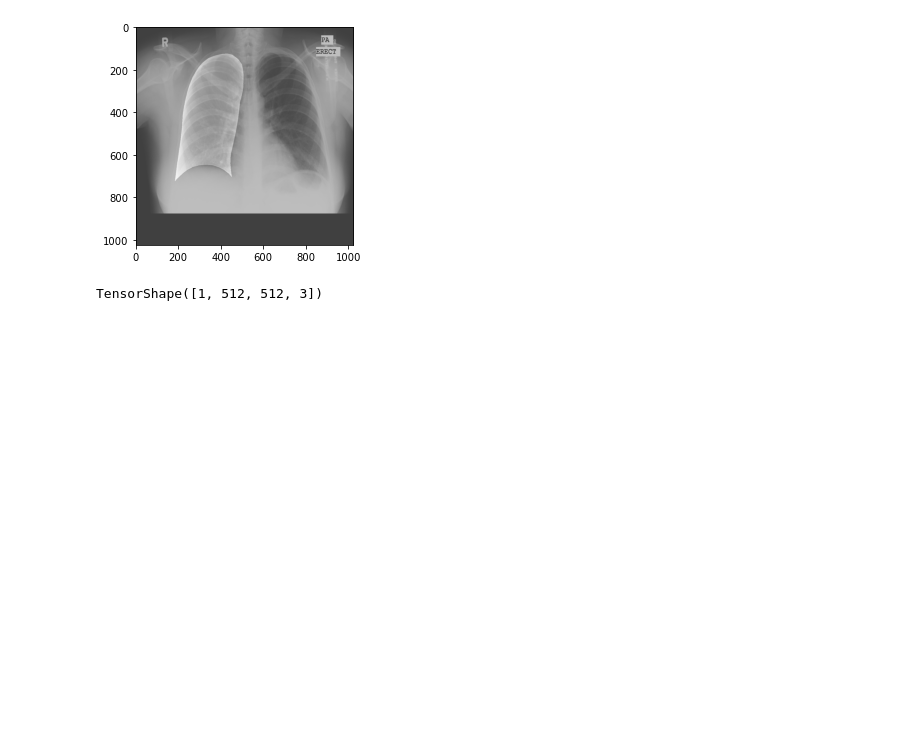
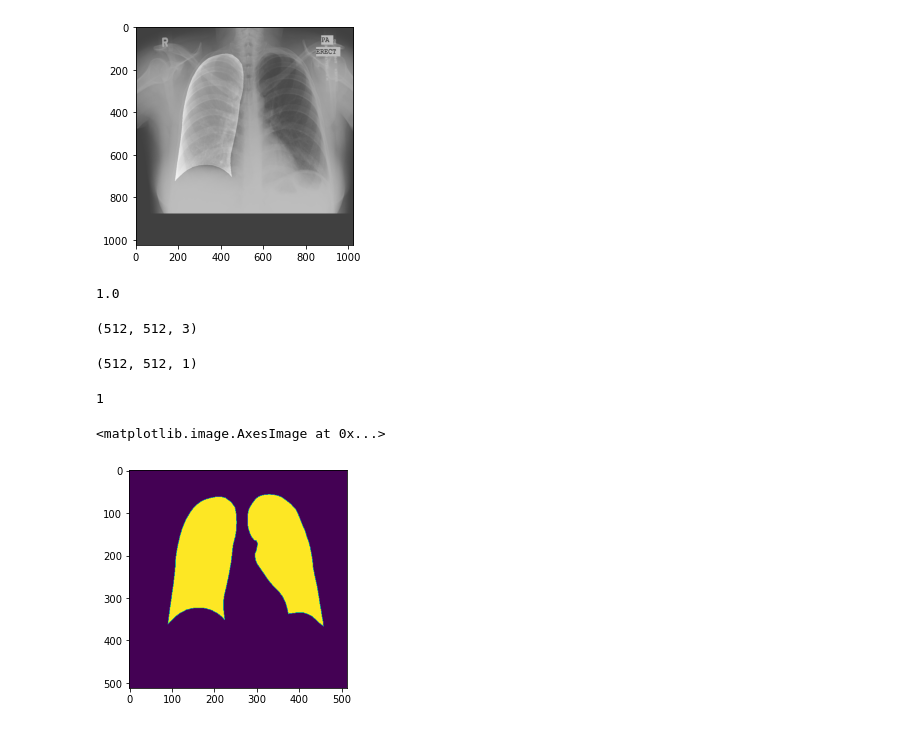
Before and after one commit to iteam1/Lung-segmentation-Unet, a Jupyter notebook: notebook.ipynb, the cells around one changed output. Cells and saved outputs as stored; diff of their text form; code cells hidden in the pictures; blank space fills up the shorter version.

```diff
--- a/Unet.ipynb
+++ b/notebook.ipynb
@@ -143,9 +147,11 @@ def read_image(path,target_size = (512,512)):
     return image_tensor
 # %%
 tensor = read_image('NLM-MontgomeryCXRSet\MontgomerySet\CXR_png\MCUCXR_0005_0.png')
+print(tensor.max())
 tensor.shape
 # %% [output]
-TensorShape([1, 512, 512, 3])
+1.0
+(512, 512, 3)
 # %%
 def read_mask(path1,path2):
     '''
@@ -154,9 +160,27 @@ def read_mask(path1,path2):
     path2 --- right image path
     target_size --- resize the image into this size
     '''
-    x1 = tf.keras.preprocessing.image.load_img(path,target_size = (512,512))
-    x2 = tf.keras.preprocessing.image.load_img(path,target_size = (512,512))
+    x1 = tf.keras.preprocessing.image.load_img(path1,target_size = (512,512))
+    x1 = tf.keras.preprocessing.image.img_to_array(x1)
+    x2 = tf.keras.preprocessing.image.load_img(path2,target_size = (512,512))
+    x2 = tf.keras.preprocessing.image.img_to_array(x2)
     x = x1 + x2
+    x = x.sum(axis =2)
     x = x/255. # Scale it
-    x = x > 0.5
+    x = (x > 0.5) *1
+    x = x.reshape((512,512,1))
     return x
+# %%
+mask = read_mask('NLM-MontgomeryCXRSet/MontgomerySet/ManualMask\leftMask/MCUCXR_0001_0.png',
+          'NLM-MontgomeryCXRSet/MontgomerySet/ManualMask/rightMask\MCUCXR_0001_0.png')
+
+print(mask.shape)
+mask.max()
+# %% [output]
+(512, 512, 1)
+1
+# %%
+plt.imshow(mask)
+# %% [output]
+<matplotlib.image.AxesImage at 0x...>
+[figure, added]
```
Also changed, not shown: parts of 17 cells of this notebook, 3 other files.
